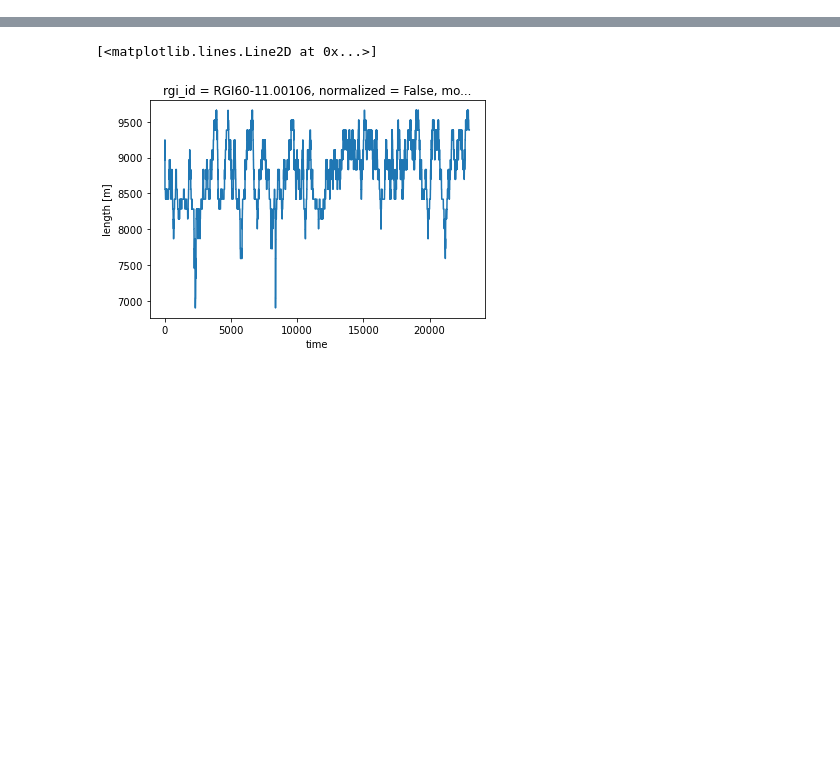
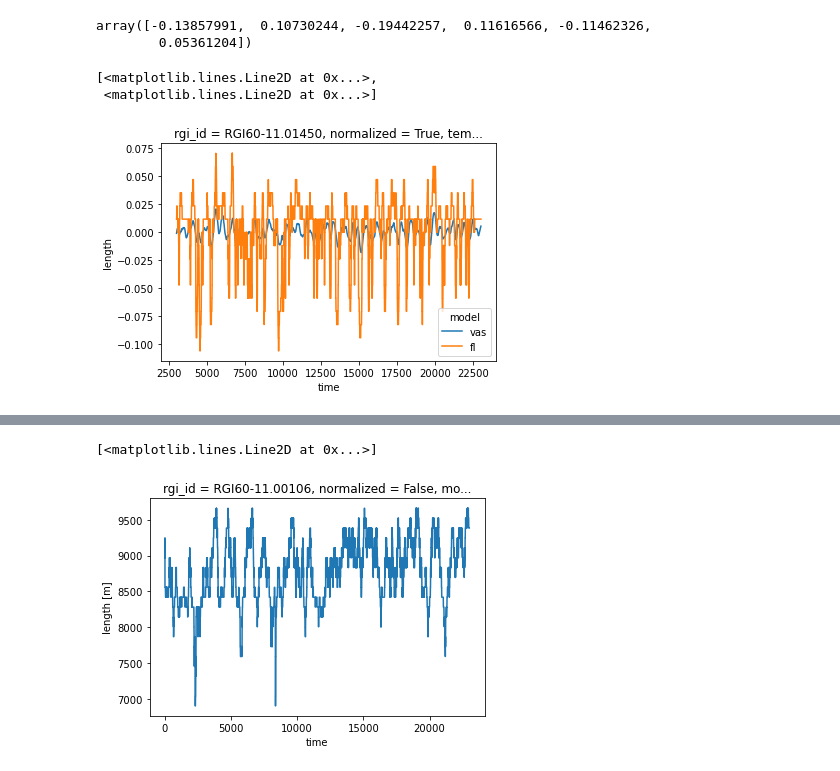
Before and after one commit to oberrauch/vascaling, a Jupyter notebook: notebooks/tmp.ipynb, the cells around one changed output, grey strips where cells are left out. Saved outputs shown, nothing was run; the diff lists cells and outputs as text; code cells hidden in the pictures; blank space fills up the shorter version.

```diff
--- a/notebooks/tmp.ipynb
+++ b/notebooks/tmp.ipynb
@@ -0,0 +236,30 @@
+# %%
+  # add grid
+    ax.grid()
+
+    # get legend handles and labels
+    handles, labels = ax.get_legend_handles_labels()
+    title_proxy, = plt.plot(0, marker='None', linestyle='None',
+                            label='dummy')
+
+    # create list of handles and labels in correct order
+    my_handles = list([title_proxy])
+    my_handles.extend(handles[::2])
+    my_handles.extend([title_proxy])
+    my_handles.extend(handles[1::2])
+    my_labels = list(["$\\bf{Flowline\ model}$"])
+    my_labels.extend(labels[::2])
+    my_labels.extend(["$\\bf{VAS\ model}$"])
+    my_labels.extend(labels[1::2])
+    # add single two-column legend
+    ax.legend(my_handles, my_labels, ncol=2)
+
+    # labels, title, ...
+    ax.set_xlabel('Lag [years]')
+    ax.set_ylabel('Correlation coefficient')
+
+    # store plot
+    dir_path = '/Users/oberrauch/work/master/plots/final_plots/pacf/'
+    f_name = '{}.pdf'.format(name.replace(' ', '_'))
+    path = os.path.join(dir_path, f_name)
+    plt.savefig(path, bbox_inches='tight')
@@ -0,0 +389,11 @@
+# %%
+np.array(ylim).flatten()
+# %% [output]
+array([-0.13857991,  0.10730244, -0.19442257,  0.11616566, -0.11462326,
+        0.05361204])
+# %%
+deviations.plot.line(x='time')
+# %% [output]
+[<matplotlib.lines.Line2D at 0x...>,
+ <matplotlib.lines.Line2D at 0x...>]
+[figure, added]
```
Also changed, not shown: parts of 30 cells of this notebook, 24 other files.
